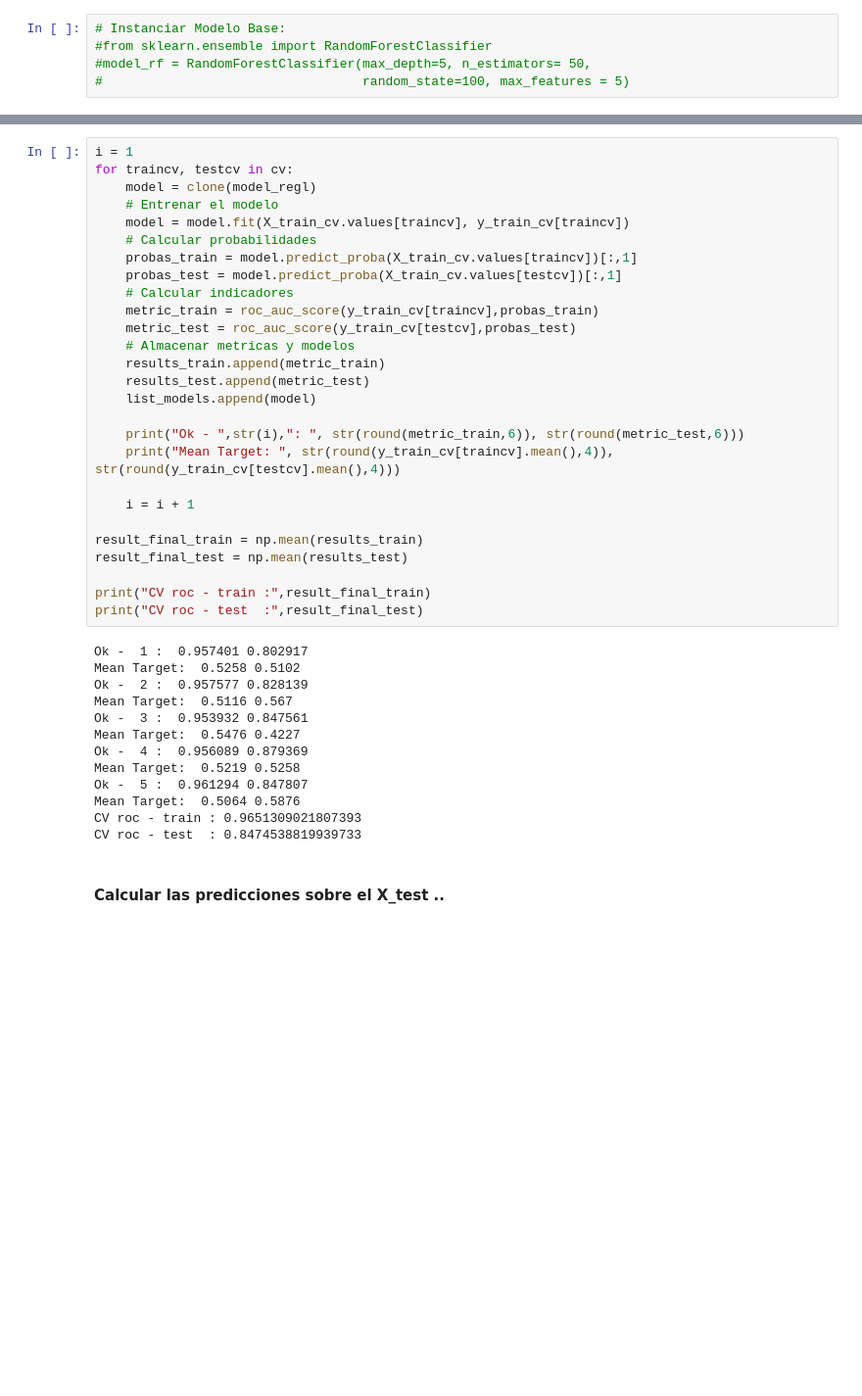
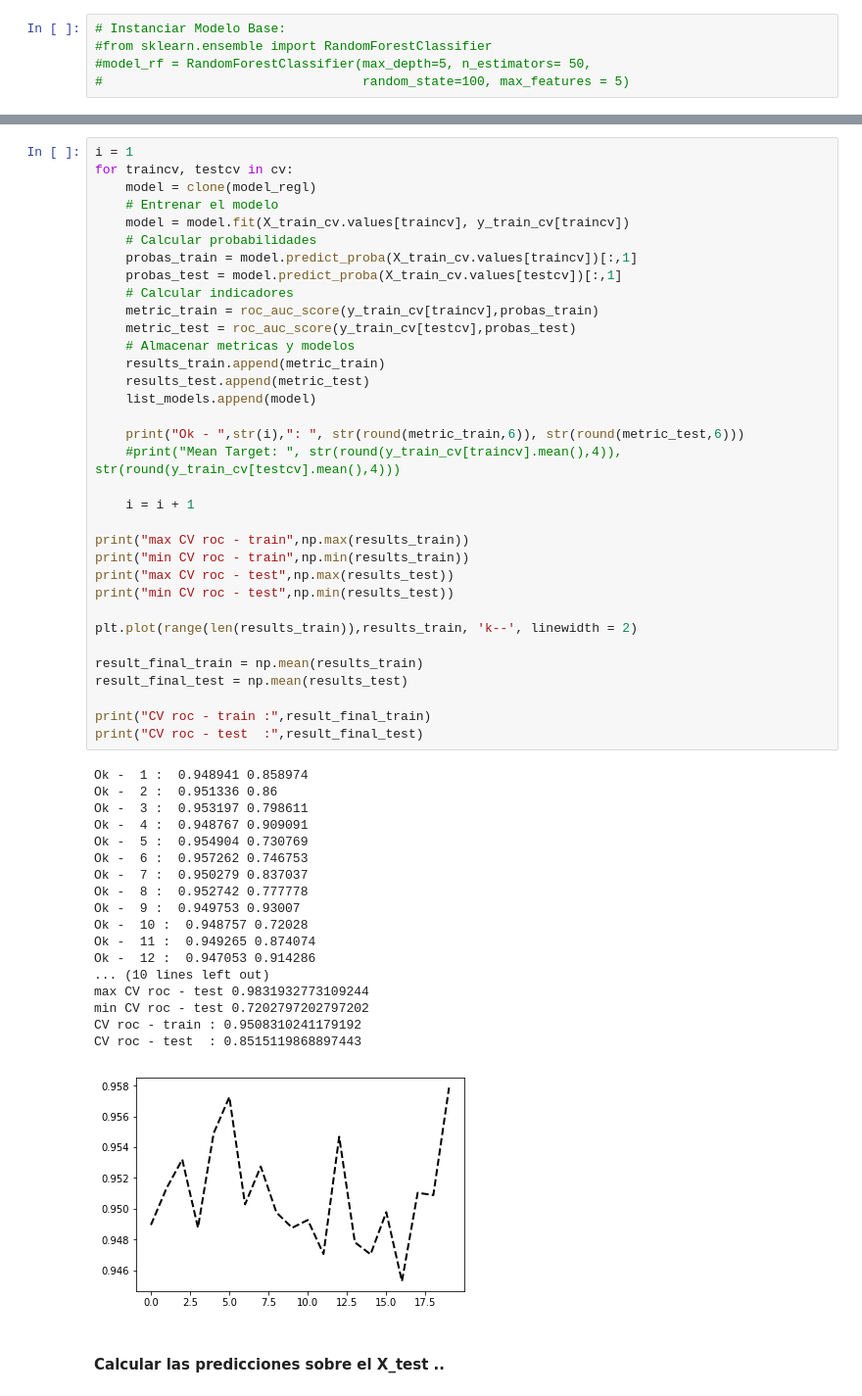
Before and after one commit to mmejiap/practice-ml-python, a Jupyter notebook: proyecto-final/TrabajoFinal/Usando Modelo - REGRESION LOGISTICA.ipynb, the cells around one changed output, grey strips where cells are left out. Shown at 98% size. Cells and saved outputs as stored; diff of their text form; blank space fills up the shorter version.

```diff
--- a/proyecto-final/TrabajoFinal/Usando Modelo - REGRESION LOGISTICA.ipynb
+++ b/proyecto-final/TrabajoFinal/Usando Modelo - REGRESION LOGISTICA.ipynb
@@ -269,43 +271,56 @@ list_models = []
 # %%
 i = 1
 for traincv, testcv in cv:
     model = clone(model_regl)
     # Entrenar el modelo
     model = model.fit(X_train_cv.values[traincv], y_train_cv[traincv])
     # Calcular probabilidades
     probas_train = model.predict_proba(X_train_cv.values[traincv])[:,1]
     probas_test = model.predict_proba(X_train_cv.values[testcv])[:,1]
     # Calcular indicadores
     metric_train = roc_auc_score(y_train_cv[traincv],probas_train)
     metric_test = roc_auc_score(y_train_cv[testcv],probas_test)
     # Almacenar metricas y modelos
     results_train.append(metric_train)
     results_test.append(metric_test)
     list_models.append(model)
 
     print("Ok - ",str(i),": ", str(round(metric_train,6)), str(round(metric_test,6)))
-    print("Mean Target: ", str(round(y_train_cv[traincv].mean(),4)), str(round(y_train_cv[testcv].mean(),4)))
+    #print("Mean Target: ", str(round(y_train_cv[traincv].mean(),4)), str(round(y_train_cv[testcv].mean(),4)))
 
     i = i + 1
+
+print("max CV roc - train",np.max(results_train))
+print("min CV roc - train",np.min(results_train))
+print("max CV roc - test",np.max(results_test))
+print("min CV roc - test",np.min(results_test))
+
+plt.plot(range(len(results_train)),results_train, 'k--', linewidth = 2)
 
 result_final_train = np.mean(results_train)
 result_final_test = np.mean(results_test)
 
 print("CV roc - train :",result_final_train)
 print("CV roc - test  :",result_final_test)
 # %% [output]
-Ok -  1 :  0.957401 0.802917
-Mean Target:  0.5258 0.5102
-Ok -  2 :  0.957577 0.828139
-Mean Target:  0.5116 0.567
-Ok -  3 :  0.953932 0.847561
-Mean Target:  0.5476 0.4227
-Ok -  4 :  0.956089 0.879369
-Mean Target:  0.5219 0.5258
-Ok -  5 :  0.961294 0.847807
-Mean Target:  0.5064 0.5876
-CV roc - train : 0.9651309021807393
-CV roc - test  : 0.8474538819939733
+Ok -  1 :  0.948941 0.858974
+Ok -  2 :  0.951336 0.86
+Ok -  3 :  0.953197 0.798611
+Ok -  4 :  0.948767 0.909091
+Ok -  5 :  0.954904 0.730769
+Ok -  6 :  0.957262 0.746753
+Ok -  7 :  0.950279 0.837037
+Ok -  8 :  0.952742 0.777778
+Ok -  9 :  0.949753 0.93007
+Ok -  10 :  0.948757 0.72028
+Ok -  11 :  0.949265 0.874074
+Ok -  12 :  0.947053 0.914286
+... (10 lines left out)
+max CV roc - test 0.9831932773109244
+min CV roc - test 0.7202797202797202
+CV roc - train : 0.9508310241179192
+CV roc - test  : 0.8515119868897443
+[figure, added]
 # %% [markdown]
 #### Calcular las predicciones sobre el X_test ..
 # %%
```
Also changed, not shown: parts of 5 cells of this notebook, 1 other file.
